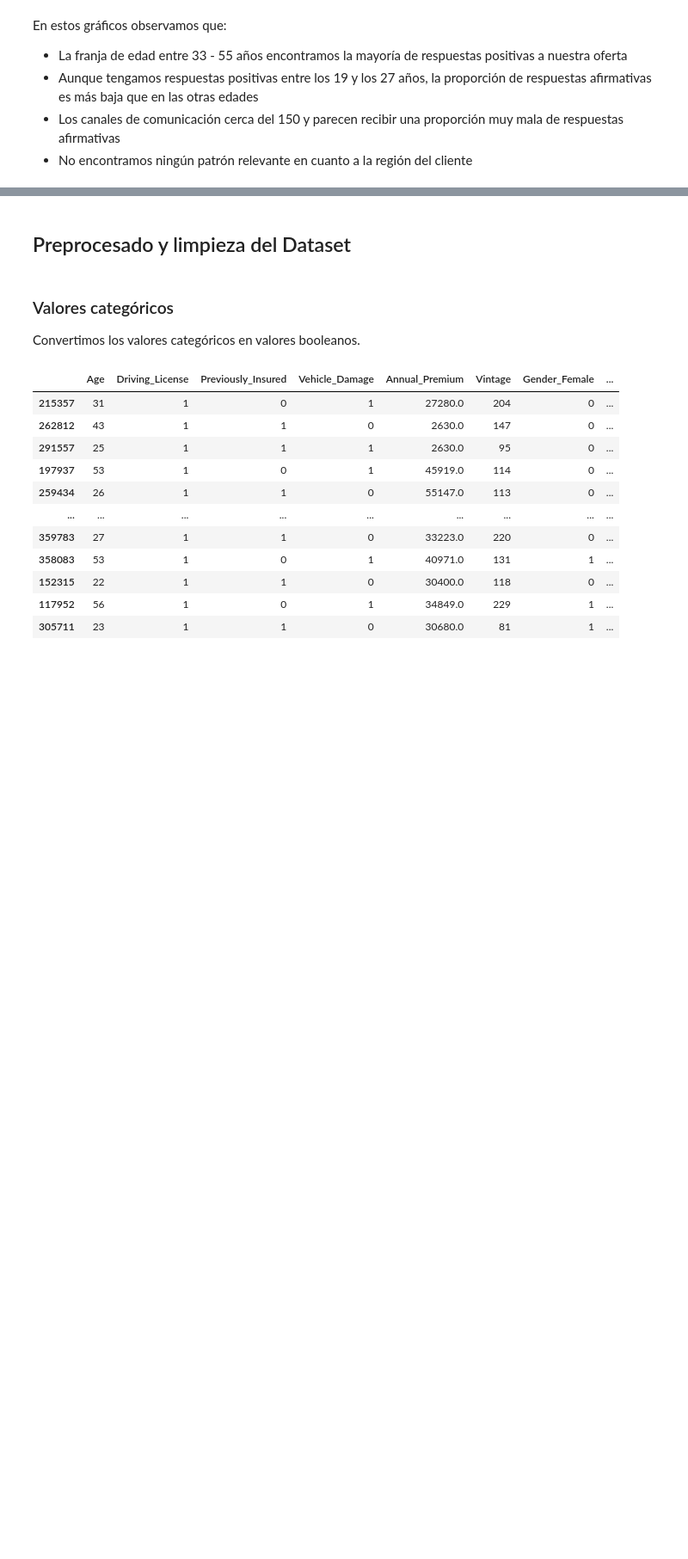
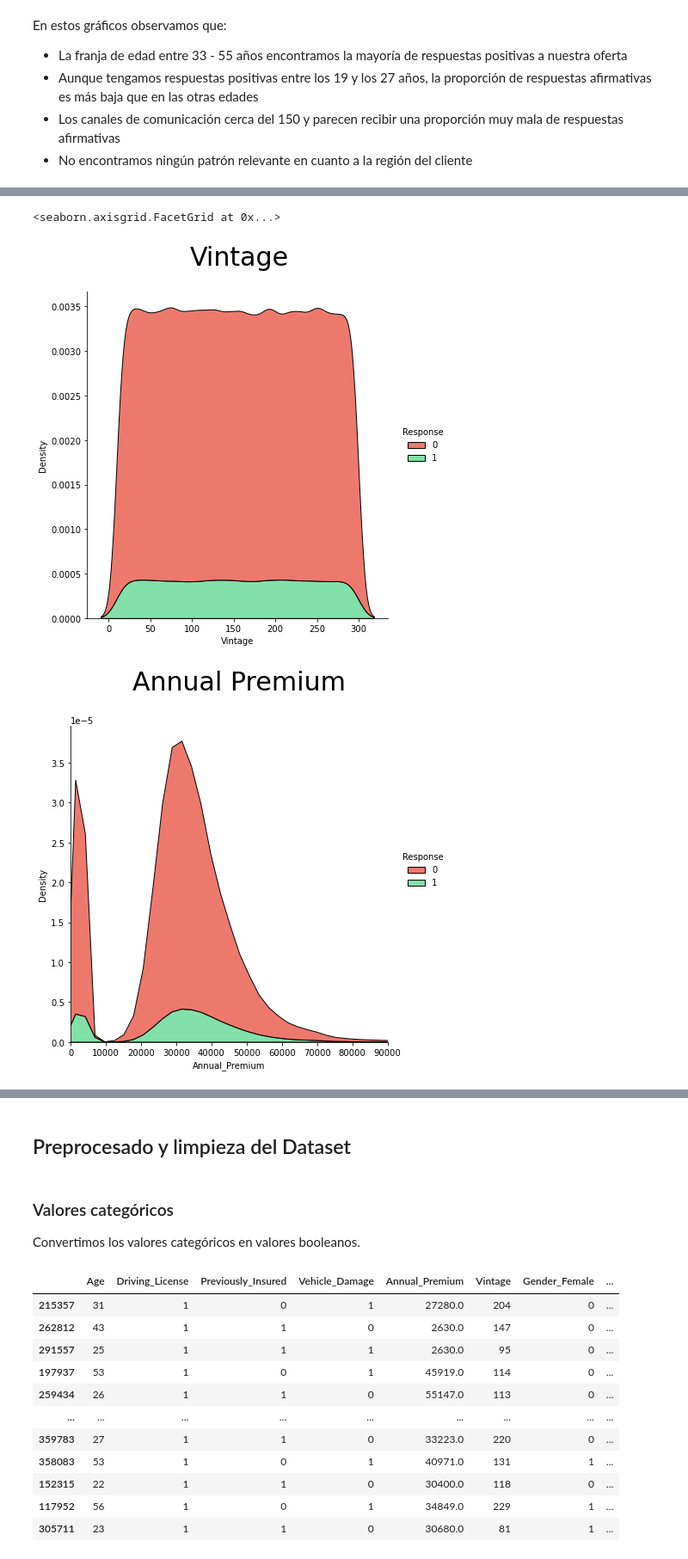
Before and after one commit to GZabalaG/AIMaster, a Jupyter notebook: Datasets_Analysis/car_insurance.ipynb, the cells around one changed output, grey strips where cells are left out. Shown at 86% size. Saved outputs shown, nothing was run; the diff lists cells and outputs as text; code cells hidden in the pictures; blank space fills up the shorter version.

```diff
--- a/Datasets_Analysis/car_insurance.ipynb
+++ b/Datasets_Analysis/car_insurance.ipynb
@@ -210,0 +232,29 @@ ValueError: Index contains duplicate entries, cannot reshape
+# %%
+g_1 = sns.displot(
+    data = train,
+    x = 'Vintage', hue = 'Response',
+    kind=  'kde', height=6,
+    multiple = 'stack',
+    palette = sns.color_palette(['#E74C3C', '#58D68D']),
+)
+g_1.fig.suptitle('Vintage', size = '30', y = 1.1)
+
+g_2 = sns.displot(
+    data=train,
+    x = 'Annual_Premium', hue = 'Response',
+    kind = 'kde', height=6,
+    multiple = 'stack',
+    palette = sns.color_palette(['#E74C3C', '#58D68D']),
+)
+g_2.fig.suptitle('Annual Premium', size = '30', y = 1.1)
+
+g_2.set(xticks=np.arange(0, 100000, 10000))
+
+g_2.set(xlim=(0,90000))
+
+
+######### MEZCLAR VINTAGE Y ANUAL PREMIUM
+# %% [output]
+<seaborn.axisgrid.FacetGrid at 0x...>
+[figure, added]
+[figure, added]
```
Also changed, not shown: parts of 56 cells of this notebook.
